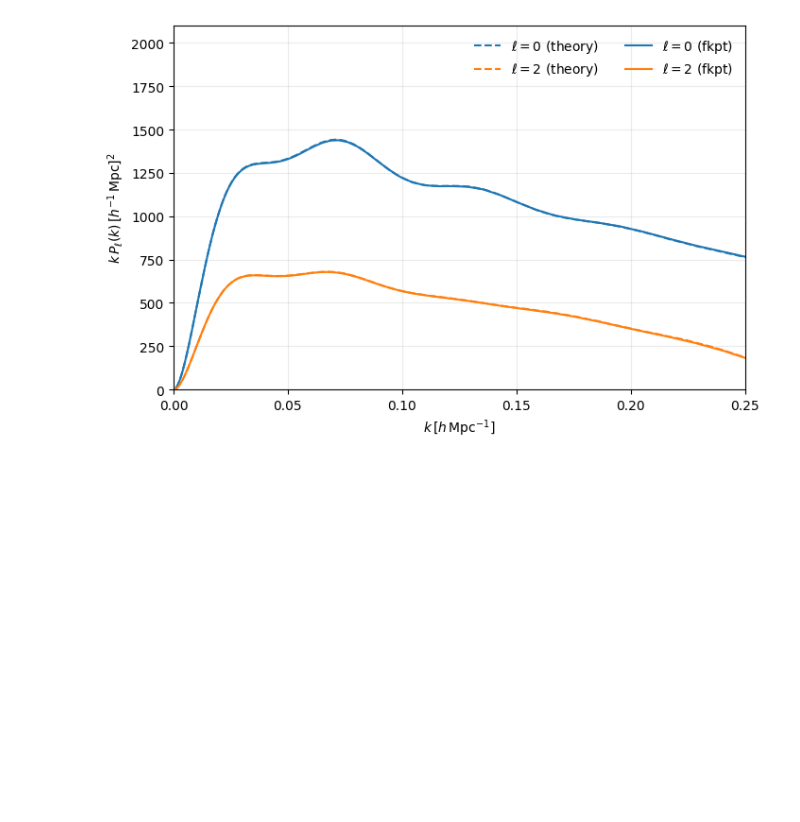
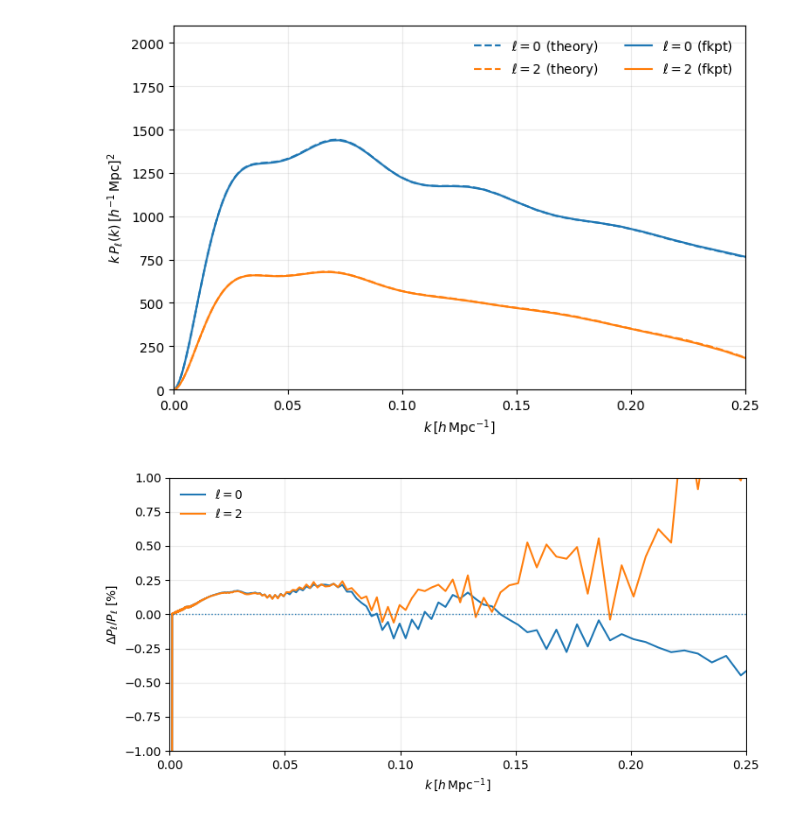
Before and after one commit to alejandroaviles/fkpt, a Jupyter notebook: notebooks/fkpt_original_examples.ipynb, the cells around one changed output. Cells and saved outputs as stored; diff of their text form; code cells hidden in the pictures; blank space fills up the shorter version.

```diff
--- a/notebooks/fkpt_original_examples.ipynb
+++ b/notebooks/fkpt_original_examples.ipynb
@@ -278,3 +278,44 @@ ax.legend(frameon=False, ncol=2)
 plt.show()
 # %% [output]
 [figure]
+# %%
+import numpy as np
+import matplotlib.pyplot as plt
+
+# ---------------------------------------------------
+# 1) Put fkpt on the same k-grid as your theory
+# ---------------------------------------------------
+# kgrid, P0, P2     : your theory / emulator
+# k_fkpt, P0_fkpt, P2_fkpt : fkpt benchmark
+
+P0_fkpt_interp = np.interp(kgrid, k_fkpt, P0_fkpt)
+P2_fkpt_interp = np.interp(kgrid, k_fkpt, P2_fkpt)
+
+# ---------------------------------------------------
+# 2) Relative errors ΔP/P (here in percent)
+# ---------------------------------------------------
+rel0 = 100.0 * (P0 - P0_fkpt_interp) / P0_fkpt_interp
+rel2 = 100.0 * (P2 - P2_fkpt_interp) / P2_fkpt_interp
+
+# ---------------------------------------------------
+# 3) Plot: relative errors vs k
+# ---------------------------------------------------
+fig, ax = plt.subplots(figsize=(7.8, 4.0))
+
+ax.plot(kgrid, rel0, label=r"$\ell=0$")
+ax.plot(kgrid, rel2, label=r"$\ell=2$")
+
+ax.axhline(0.0, ls=":", lw=1.0)  # zero line
+
+ax.set_xlim(0.0, 0.25)
+ax.set_ylim(-1.0, 1.0)
+ax.set_xlabel(r"$k\,[h\,\mathrm{Mpc}^{-1}]$")
+ax.set_ylabel(r"$\Delta P_\ell / P_\ell\ [\%]$")
+
+ax.grid(True, alpha=0.25)
+ax.legend(frameon=False)
+
+plt.tight_layout()
+plt.show()
+# %% [output]
+[figure, added]
```
Also changed, not shown: 4 other files.
